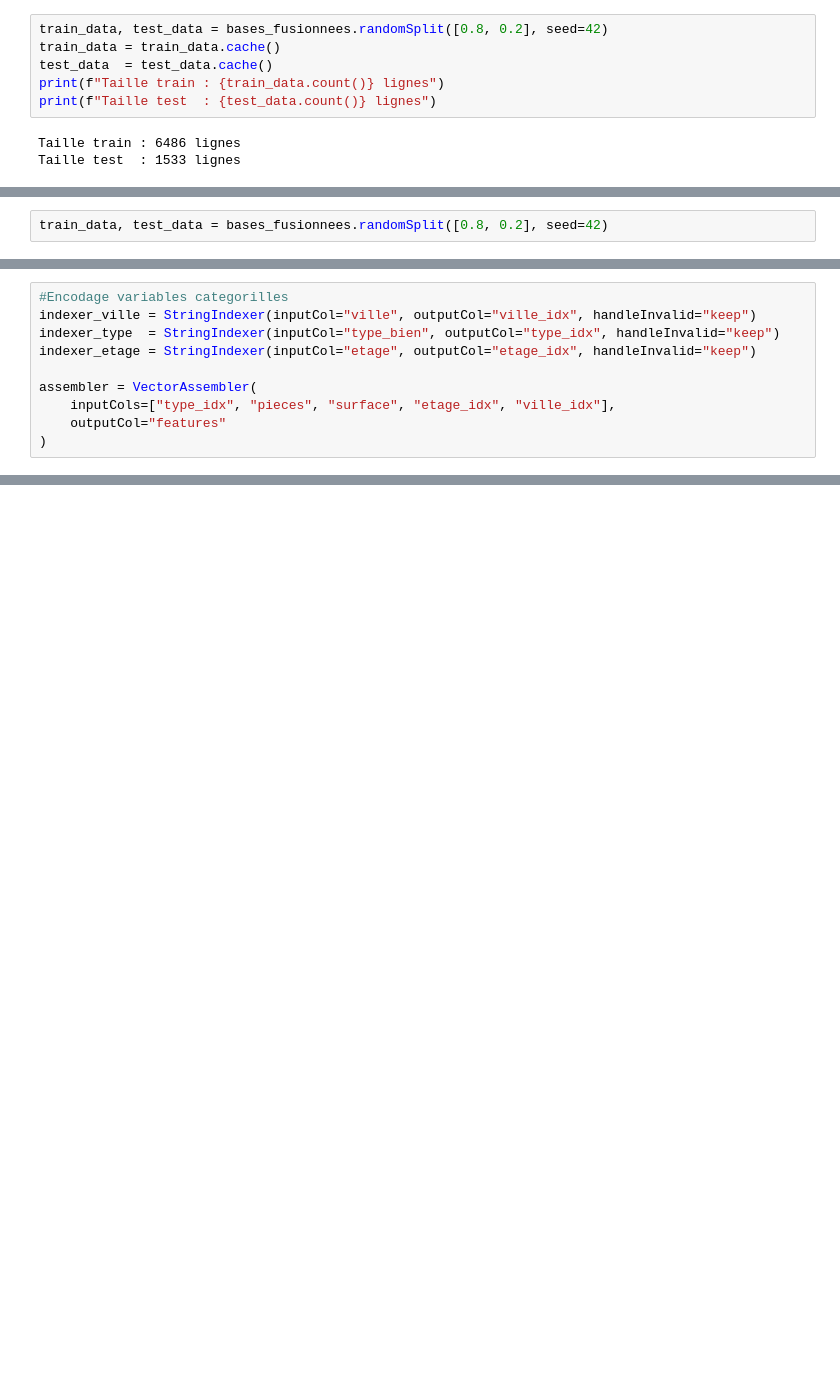
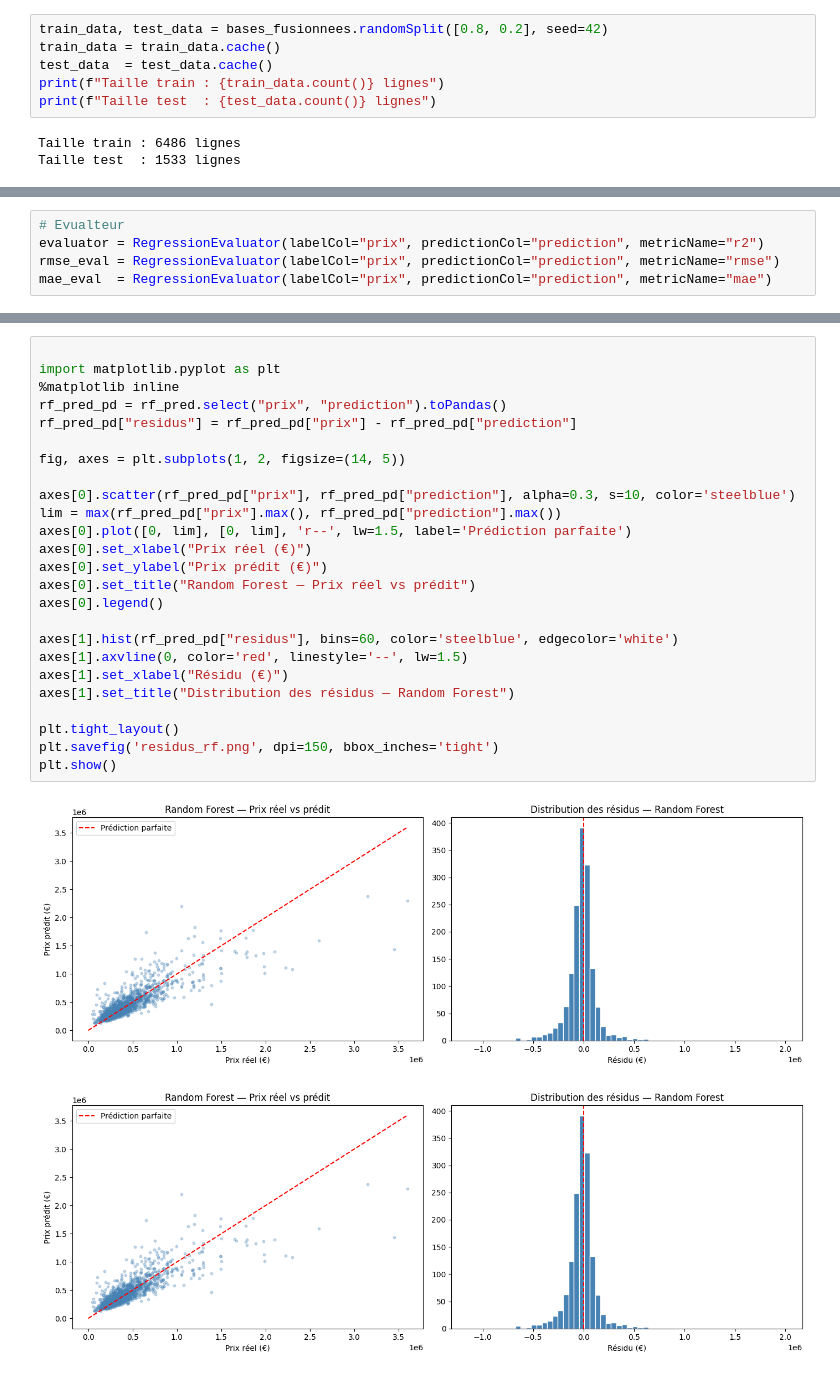
Before and after one commit to AnneliMks/projet-big-data, a Jupyter notebook: Modele.ipynb, the cells around one changed output, grey strips where cells are left out. Saved outputs shown, nothing was run; the diff lists cells and outputs as text; blank space fills up the shorter version.

```diff
--- a/Modele.ipynb
+++ b/Modele.ipynb
@@ -104,2 +109,0 @@ root
-# %%
-train_data, test_data = bases_fusionnees.randomSplit([0.8, 0.2], seed=42)
@@ -110,10 +109,0 @@ DataFrame[type_bien: string, pieces: double, prix: double, surface: double, etag
-# %%
-#Encodage variables categorilles
-indexer_ville = StringIndexer(inputCol="ville", outputCol="ville_idx", handleInvalid="keep")
-indexer_type  = StringIndexer(inputCol="type_bien", outputCol="type_idx", handleInvalid="keep")
-indexer_etage = StringIndexer(inputCol="etage", outputCol="etage_idx", handleInvalid="keep")
-
-assembler = VectorAssembler(
-    inputCols=["type_idx", "pieces", "surface", "etage_idx", "ville_idx"],
-    outputCol="features"
-)
@@ -188,0 +110,5 @@ RMSE la plus faible : 184,267 c'est l'erreur moyenne la plus petite
+# %%
+# Evualteur
+evaluator = RegressionEvaluator(labelCol="prix", predictionCol="prediction", metricName="r2")
+rmse_eval = RegressionEvaluator(labelCol="prix", predictionCol="prediction", metricName="rmse")
+mae_eval  = RegressionEvaluator(labelCol="prix", predictionCol="prediction", metricName="mae")
@@ -188,0 +285,28 @@ RMSE la plus faible : 184,267 c'est l'erreur moyenne la plus petite
+# %%
+
+import matplotlib.pyplot as plt
+%matplotlib inline
+rf_pred_pd = rf_pred.select("prix", "prediction").toPandas()
+rf_pred_pd["residus"] = rf_pred_pd["prix"] - rf_pred_pd["prediction"]
+
+fig, axes = plt.subplots(1, 2, figsize=(14, 5))
+
+axes[0].scatter(rf_pred_pd["prix"], rf_pred_pd["prediction"], alpha=0.3, s=10, color='steelblue')
+lim = max(rf_pred_pd["prix"].max(), rf_pred_pd["prediction"].max())
+axes[0].plot([0, lim], [0, lim], 'r--', lw=1.5, label='Prédiction parfaite')
+axes[0].set_xlabel("Prix réel (€)")
+axes[0].set_ylabel("Prix prédit (€)")
+axes[0].set_title("Random Forest — Prix réel vs prédit")
+axes[0].legend()
+
+axes[1].hist(rf_pred_pd["residus"], bins=60, color='steelblue', edgecolor='white')
+axes[1].axvline(0, color='red', linestyle='--', lw=1.5)
+axes[1].set_xlabel("Résidu (€)")
+axes[1].set_title("Distribution des résidus — Random Forest")
+
+plt.tight_layout()
+plt.savefig('residus_rf.png', dpi=150, bbox_inches='tight')
+plt.show()
+# %% [output]
+[figure, added]
+[figure, added]
```
Also changed, not shown: parts of 18 cells of this notebook.
